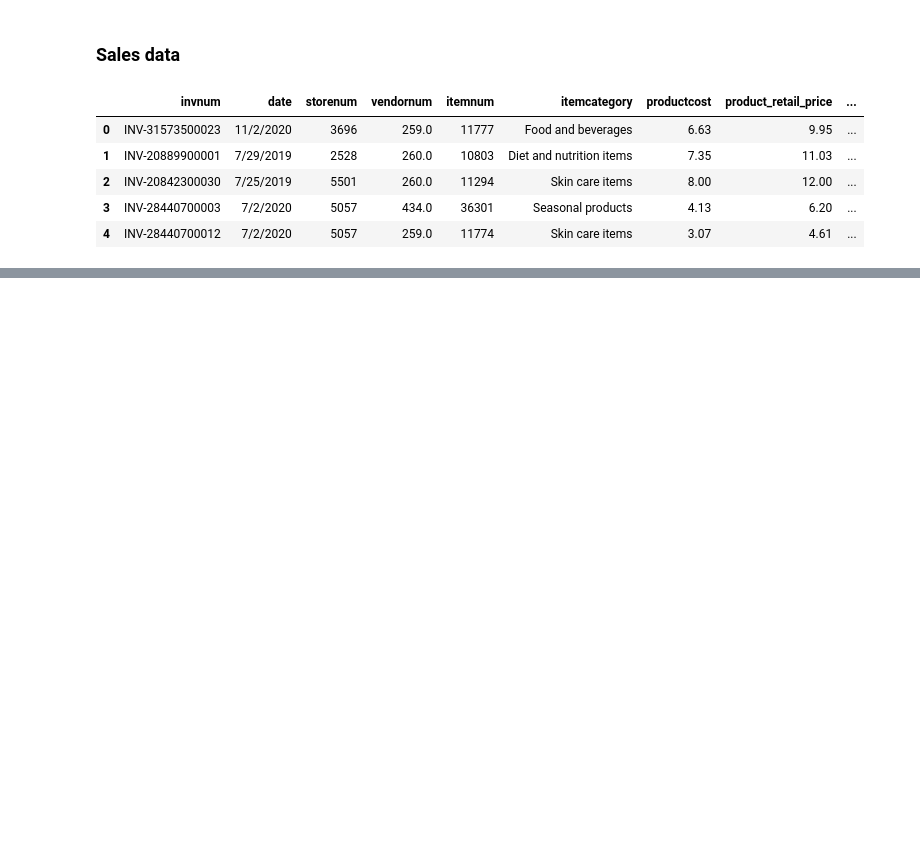
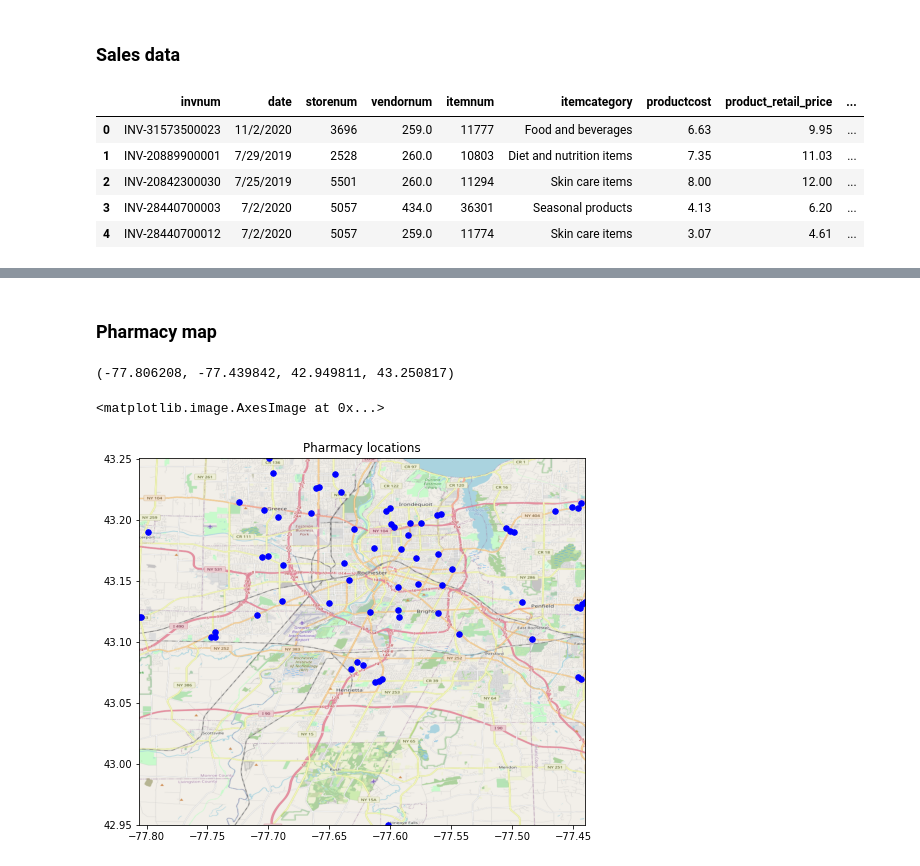
Before and after one commit to jymjam/Business-analytics-competition, a Jupyter notebook: data_cleaning/data_cleaning_RIT.ipynb, the cells around one changed output, grey strips where cells are left out. Cells and saved outputs as stored; diff of their text form; code cells hidden in the pictures; blank space fills up the shorter version.

```diff
--- a/data_cleaning/data_cleaning_RIT.ipynb
+++ b/data_cleaning/data_cleaning_RIT.ipynb
@@ -76,0 +140,2 @@ df_merged
+# %% [markdown]
+### Pharmacy map
@@ -76,0 +145,19 @@ df_merged
+# %%
+BBox = (df_info.longitude.min(),   df_info.longitude.max(),
+         df_info.latitude.min(), df_info.latitude.max())
+# %%
+BBox
+# %% [output]
+(-77.806208, -77.439842, 42.949811, 43.250817)
+# %%
+ruh_m = plt.imread('geo_rochester.png')
+# %%
+fig, ax = plt.subplots(figsize = (8,7))
+ax.scatter(df_info.longitude, df_info.latitude, zorder=1, alpha= 1, c='b', s=30)
+ax.set_title('Pharmacy locations')
+ax.set_xlim(BBox[0],BBox[1])
+ax.set_ylim(BBox[2],BBox[3])
+ax.imshow(ruh_m, zorder=0, extent = BBox, aspect= 'equal')
+# %% [output]
+<matplotlib.image.AxesImage at 0x...>
+[figure, added]
```
Also changed, not shown: parts of 11 cells of this notebook, 2 other files.
